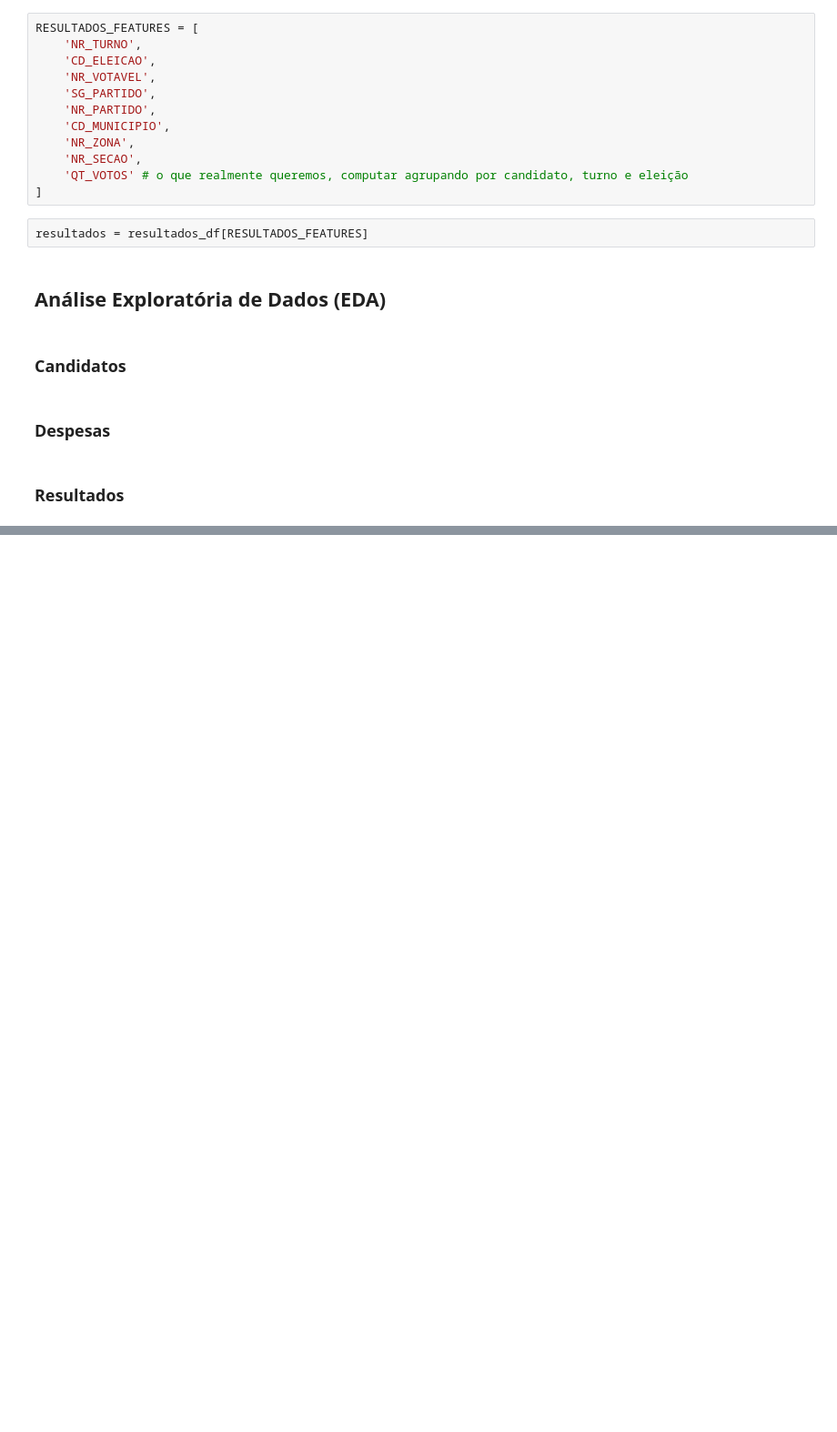
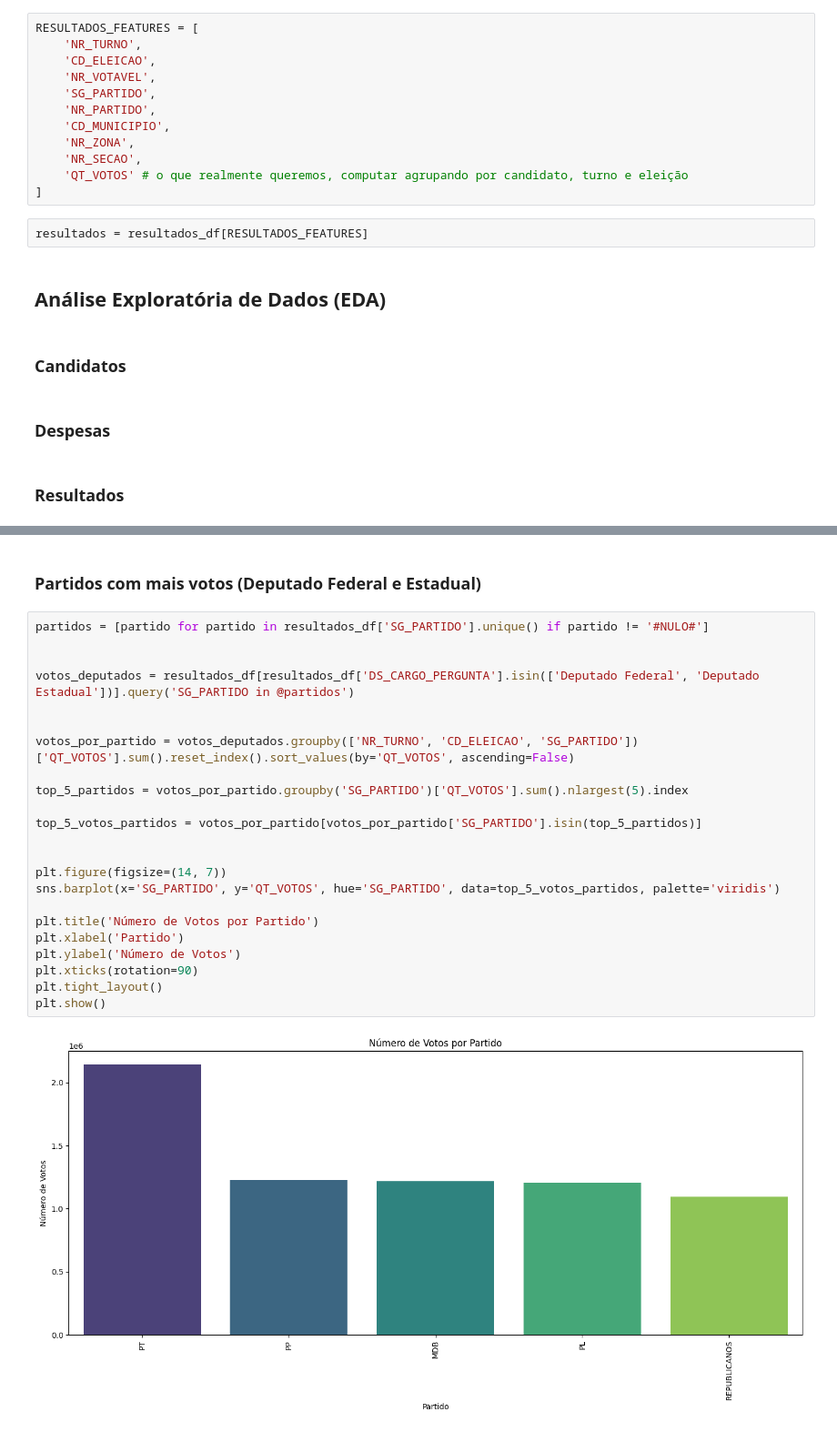
Before and after one commit to LeonardoBerlatto/data-processing-tse-study, a Jupyter notebook: notebook.ipynb, the cells around one changed output, grey strips where cells are left out. Shown: that part at 91% size. Drawn from its saved outputs; the diff is of its cells as text; blank space fills up the shorter version.

```diff
--- a/notebook.ipynb
+++ b/notebook.ipynb
@@ -262,0 +334,27 @@ top_10_votos_presidente
+# %% [markdown]
+### Partidos com mais votos (Deputado Federal e Estadual)
+# %%
+partidos = [partido for partido in resultados_df['SG_PARTIDO'].unique() if partido != '#NULO#']
+
+
+votos_deputados = resultados_df[resultados_df['DS_CARGO_PERGUNTA'].isin(['Deputado Federal', 'Deputado Estadual'])].query('SG_PARTIDO in @partidos')
+
+
+votos_por_partido = votos_deputados.groupby(['NR_TURNO', 'CD_ELEICAO', 'SG_PARTIDO'])['QT_VOTOS'].sum().reset_index().sort_values(by='QT_VOTOS', ascending=False)
+
+top_5_partidos = votos_por_partido.groupby('SG_PARTIDO')['QT_VOTOS'].sum().nlargest(5).index
+
+top_5_votos_partidos = votos_por_partido[votos_por_partido['SG_PARTIDO'].isin(top_5_partidos)]
+
+
+plt.figure(figsize=(14, 7))
+sns.barplot(x='SG_PARTIDO', y='QT_VOTOS', hue='SG_PARTIDO', data=top_5_votos_partidos, palette='viridis')
+
+plt.title('Número de Votos por Partido')
+plt.xlabel('Partido')
+plt.ylabel('Número de Votos')
+plt.xticks(rotation=90)
+plt.tight_layout()
+plt.show()
+# %% [output]
+[figure, added]
```
Also changed, not shown: parts of 10 cells of this notebook.
